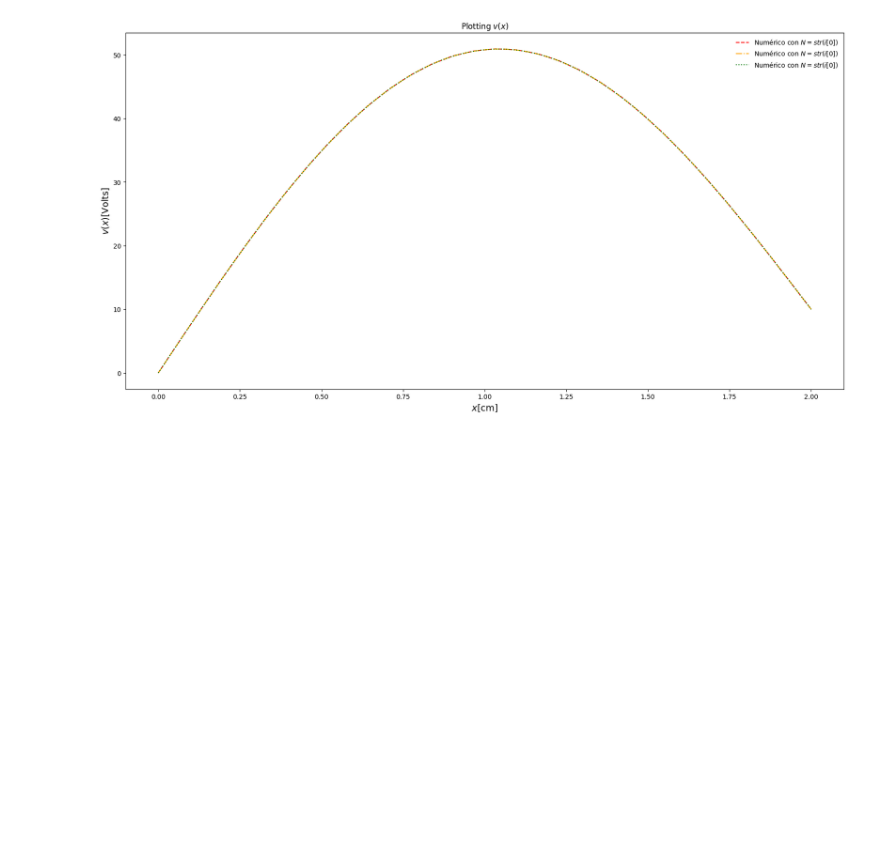
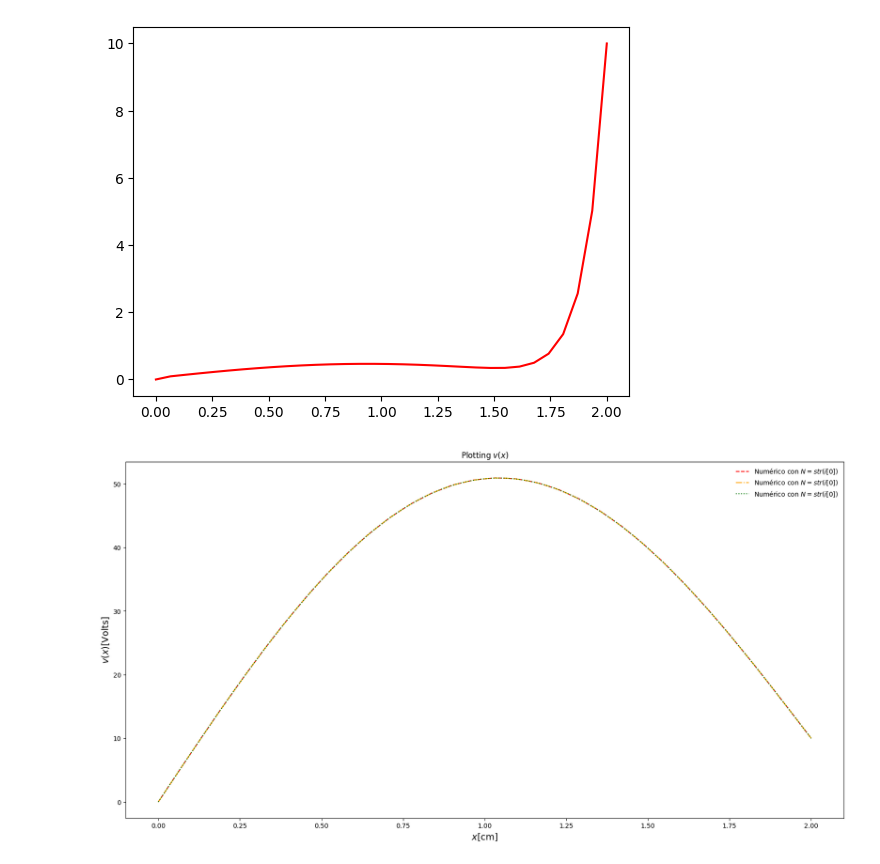
Before and after one commit to CrushinAngel/Numericos_2, a Jupyter notebook: pivot_gauss_sustitucion_poisson.ipynb, the cells around one changed output. Saved outputs shown, nothing was run; the diff lists cells and outputs as text; code cells hidden in the pictures; blank space fills up the shorter version.

Commit message:
Start of deduction of optimization, and graphing in log scales

```diff
--- a/pivot_gauss_sustitucion_poisson.ipynb
+++ b/pivot_gauss_sustitucion_poisson.ipynb
@@ -42,13 +42,31 @@ def gauss_elimination(N, method = "standard"):
             if j > i:
                 p2 = A[j, i]
                 fh2[j] -= p2 * fh2[i] / p1
-                A[j,:] -= p2 * A[i,:] / p1
-
+  #              A[j,:] -= p2 * A[i,:] / p1
+                for k in range(N):
+                    A[j, k] = A[j, k] - p2 * A[i, k] / p1
     end = time.perf_counter()
     delta_t = end - start
 
   if method == "modified" :
-    assert False
+    start = time.perf_counter()
+    a = np.ones(N-1)  # Diagonal inferior
+    b = -2 * np.ones(N)  # Diagonal principal
+    c = np.ones(N-1)  # Diagonal superior
+
+    # Eliminación hacia adelante
+    for i in range(1, N):
+        factor = a[i-1] / b[i-1]
+        b[i] -= factor * c[i-1]
+        f[i] -= factor * f[i-1]
+
+    # Sustitución regresiva
+    v = np.zeros(N)
+    v[-1] = f[-1] / b[-1]
+    for i in range(N-2, -1, -1):
+        v[i] = (f[i] - c[i] * v[i+1]) / b[i]
+    end = time.perf_counter()
+    delta_t = end - start
 
   # sustitucion
   for i in range(N - 1, -1, -1):
@@ -63,6 +81,13 @@ def gauss_elimination(N, method = "standard"):
   f_full = -rho_full / e_0
 
   return [x_full, f_full, v_full, delta_t]
+# %%
+mod = gauss_elimination(30, 'modified')
+
+plt.plot(mod[0]*100, mod[2], color='red', label='Analítico')
+plt.show()
+# %% [output]
+[figure, added]
 # %%
 plt.figure(figsize = (20,10))
 plt.title('Plotting ${v}({x})$')
```
Also changed, not shown: parts of 2 cells of this notebook.
